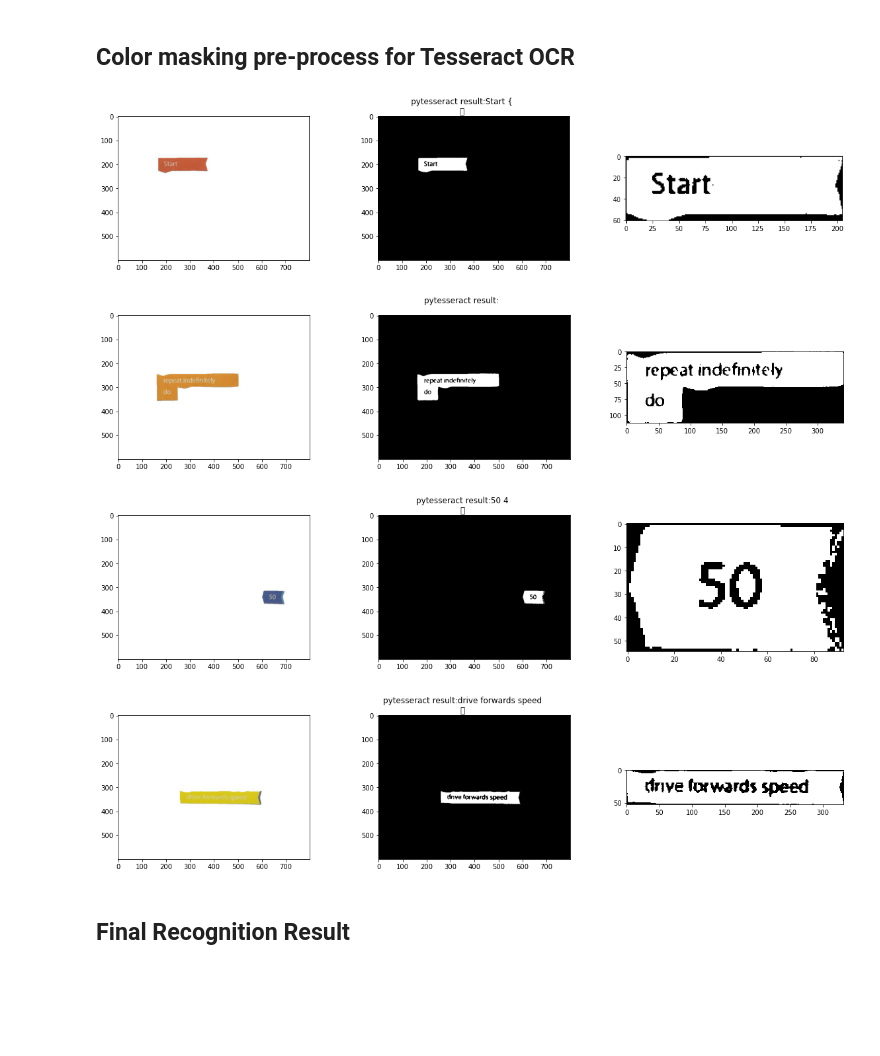
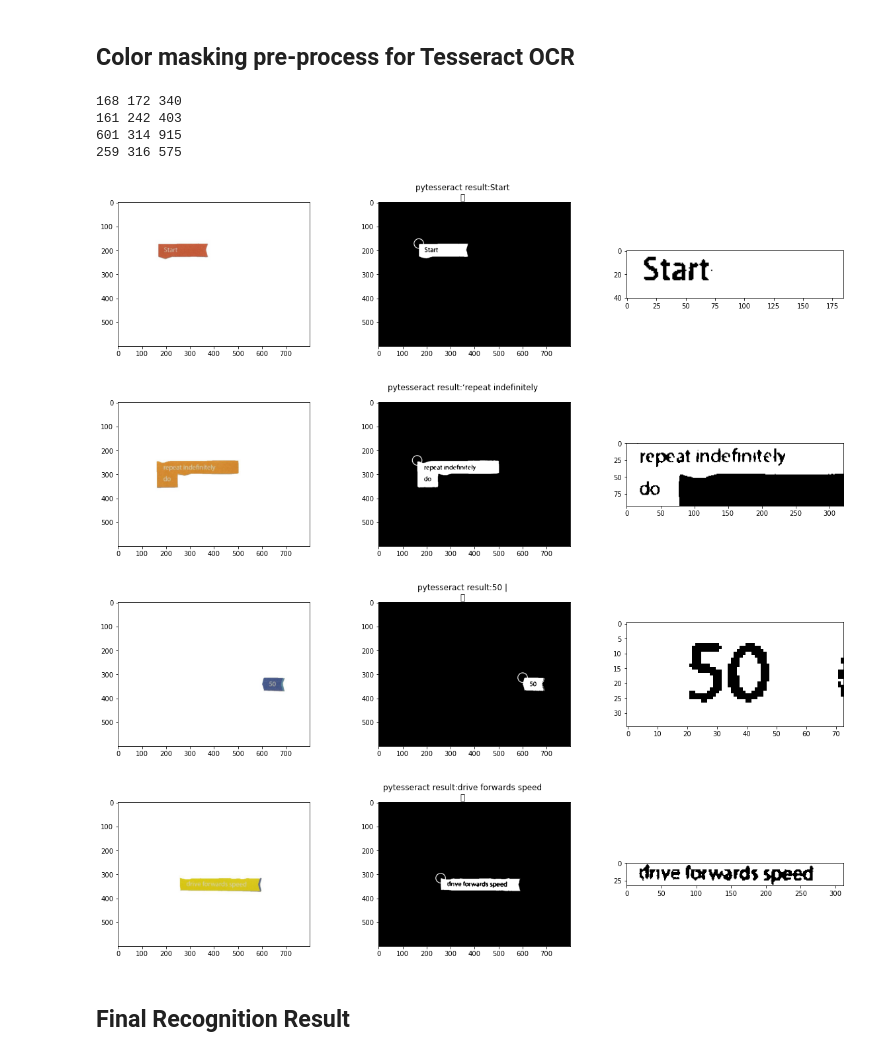
Before and after one commit to VasilisPoulos/tangibles-recognition, a Jupyter notebook: simple-recognition.ipynb, the cells around one changed output. Saved outputs shown, nothing was run; the diff lists cells and outputs as text; code cells hidden in the pictures; blank space fills up the shorter version.

Commit message:
block object

```diff
--- a/simple-recognition.ipynb
+++ b/simple-recognition.ipynb
@@ -4,5 +4,25 @@
 This notebook is a (work in progress) simple example that conists of every processing part in the code block recognition and syntax tree generation process.
 
 Starting from an 'easy' example image I intend to create a pre-processing process that will give me reliable results. When that is done i will enlarge my image set and further improve each individual processing part.
+# %%
+import numpy as np
+import matplotlib.pyplot as plt
+import cv2 as cv
+import pytesseract
+import os
+from PIL import Image
+from scipy.ndimage import label
+from scipy.ndimage import binary_closing
+
+A = np.array(Image.open('test_images/new.jpg'))
+A = cv.resize(A, dsize=(800, 600), interpolation=cv.INTER_CUBIC)
+
+class code_block:
+    def __init__(self, text, x, y):
+        self.text = text
+        self.coordinates = x, y
+        self.sum = x + y
+    def __str__(self):
+        return 'block: {self.text} at {self.coordinates} sum: {self.sum}'.format(self = self)
 # %% [markdown]
 ## Binarization
@@ -117,6 +123,8 @@ number = fill_letters(res, A)
 ## Color masking pre-process for Tesseract OCR
 # %%
 temp_directory = '/home/vasilisp/Desktop/tangibles-recognition/temp/'
+
+object_list = []
 
 RED = 1
 ORANGE = 2
@@ -136,42 +144,50 @@ def get_color_thresholds(color_name):
     c = color_dict[color_name]
     l_threshold = u_threshold = 50
     lower = np.array([c[0] - l_threshold, c[1] - l_threshold, c[2] - l_threshold])
     upper = np.array([c[0] + u_threshold, c[1] + u_threshold, c[2] + u_threshold])
     return upper, lower
 
 result =  np.copy(A)
 for i in range(1, color_dict_size+1):
     figure = np.array(Image.open(temp_directory+'figure_'+str(i)+'.jpg'))
     upper, lower = get_color_thresholds(i)
     mask = cv.inRange(figure, lower, upper)
 
     canny = cv.Canny(mask, 0, 0)
     pts = np.argwhere(canny>0)
     y1,x1 = pts.min(axis=0)
     y2,x2 = pts.max(axis=0)
-    cropped = mask[y1:y2, x1:x2]
+    cropped = mask[y1+10:y2-10, x1+10:x2-10]
+    print(x1, y1, x1+y1)
+    result = cv.rectangle(result, (x1, y1), (x2, y2), \
+        (36,255,12), 1)
+    text_in_block = pytesseract.image_to_string(cropped,\
+         lang='eng')
+    cv.putText(result, text_in_block, (x1, y1-10), cv.FONT_HERSHEY_SIMPLEX, 0.9, (36,255,12), 2)
+    object_list.append(code_block(text_in_block, x1, y1))
 
-    result = cv.rectangle(result, (x1, y1), (x2, y2), (36,255,12), 1)
-    text_in_block = pytesseract.image_to_string(cropped, lang='eng')
-    cv.putText(result, text_in_block, (x1, y1-10), cv.FONT_HERSHEY_SIMPLEX, 0.9, (36,255,12), 2)
-
+    mask = cv.circle(mask, (x1, y1), 20, (255, 0, 0) , 2)
     # planning on making a more sophisticated contains() method
     # for checking tesseracgt output
     # if pre_guess in text_in_block:
     #    print('tesseract says:'+ pre_guess)
 
 
     fig, (ax1, ax2, ax3) = plt.subplots(1, 3, figsize=(20,4))
     fig.suptitle('pytesseract result:'+text_in_block)
     ax1.imshow(figure)
     ax2.imshow(mask, cmap='gray')
     ax3.imshow(cropped, cmap='gray')
     fig.show()
 # %% [output]
+168 172 340
+161 242 403
+601 314 915
+259 316 575
-[figure, old version]
+[figure, new version]
-[figure, old version]
+[figure, new version]
-[figure, old version]
+[figure, new version]
-[figure, old version]
+[figure, new version]
 # %% [markdown]
 ## Final Recognition Result
 # %%
```
Also changed, not shown: parts of 4 cells of this notebook.
